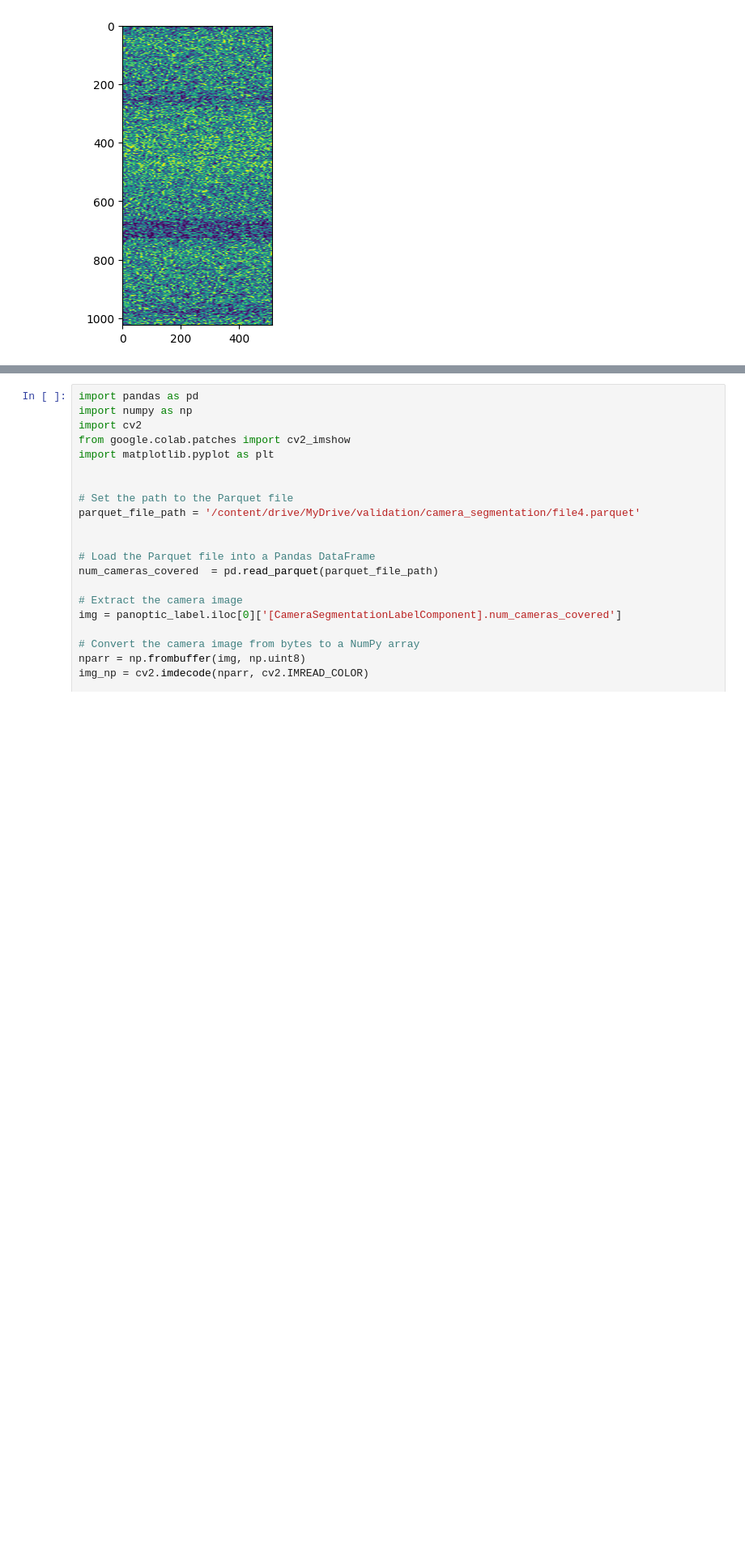
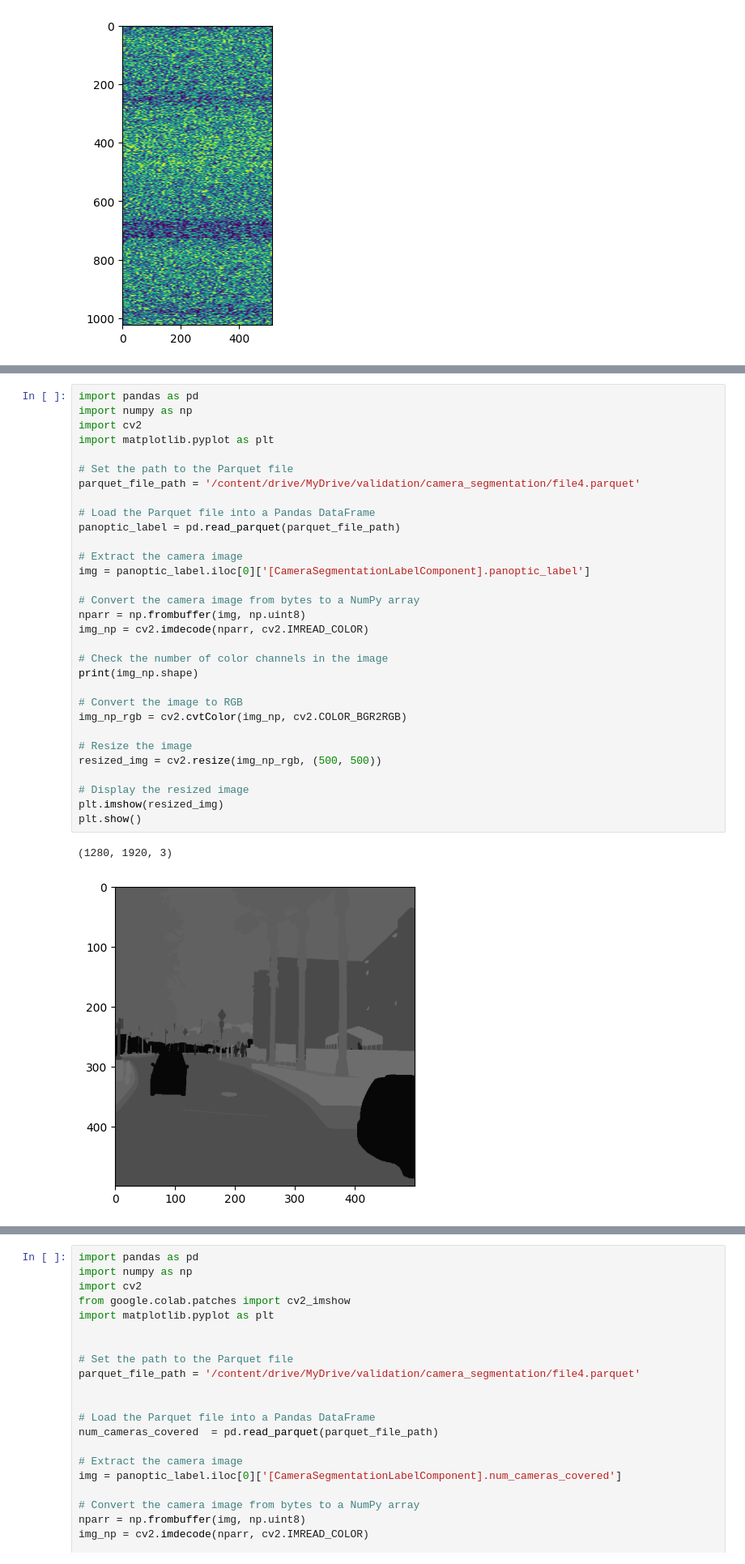
Before and after one commit to neehasajja/waymo-opendataset, a Jupyter notebook: validation/camera_segmentation.ipynb, the cells around one changed output, grey strips where cells are left out. Shown at 81% size. Saved outputs shown, nothing was run; the diff lists cells and outputs as text; blank space fills up the shorter version.

```diff
--- a/validation/camera_segmentation.ipynb
+++ b/validation/camera_segmentation.ipynb
@@ -428,0 +459,34 @@ Name: key.frame_timestamp_micros, Length: 490, dtype: int64
+# %%
+import pandas as pd
+import numpy as np
+import cv2
+import matplotlib.pyplot as plt
+
+# Set the path to the Parquet file
+parquet_file_path = '/content/drive/MyDrive/validation/camera_segmentation/file4.parquet'
+
+# Load the Parquet file into a Pandas DataFrame
+panoptic_label = pd.read_parquet(parquet_file_path)
+
+# Extract the camera image
+img = panoptic_label.iloc[0]['[CameraSegmentationLabelComponent].panoptic_label']
+
+# Convert the camera image from bytes to a NumPy array
+nparr = np.frombuffer(img, np.uint8)
+img_np = cv2.imdecode(nparr, cv2.IMREAD_COLOR)
+
+# Check the number of color channels in the image
+print(img_np.shape)
+
+# Convert the image to RGB
+img_np_rgb = cv2.cvtColor(img_np, cv2.COLOR_BGR2RGB)
+
+# Resize the image
+resized_img = cv2.resize(img_np_rgb, (500, 500))
+
+# Display the resized image
+plt.imshow(resized_img)
+plt.show()
+# %% [output]
+(1280, 1920, 3)
+[figure, added]
```
Also changed, not shown: parts of 4 cells of this notebook.
